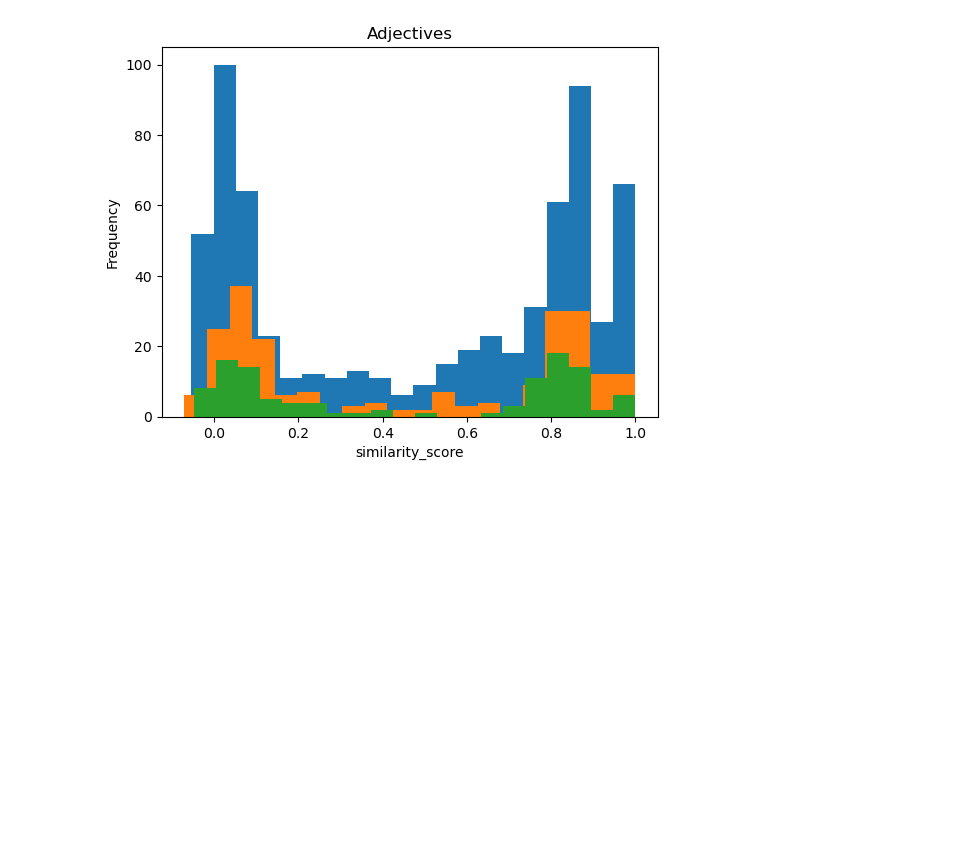
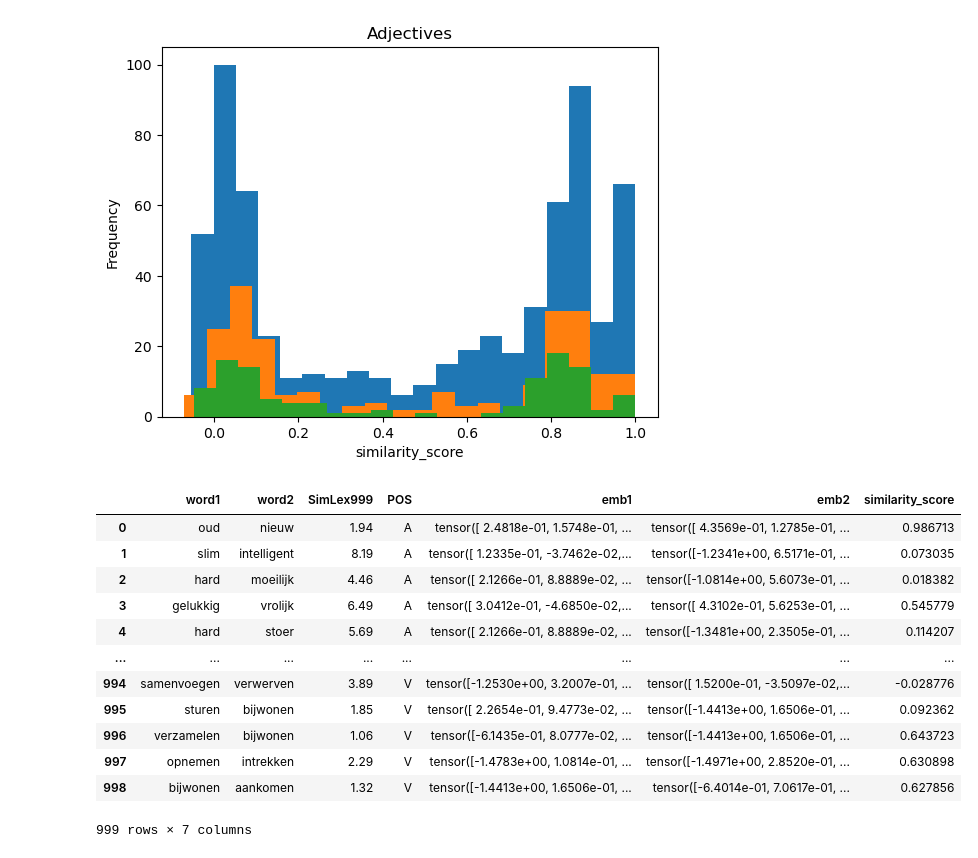
Before and after one commit to djvlantis/intrinsic_evaluation_thesis, a Jupyter notebook: infer.ipynb, the cells around one changed output. Cells and saved outputs as stored; diff of their text form; code cells hidden in the pictures; blank space fills up the shorter version.

```diff
--- a/infer.ipynb
+++ b/infer.ipynb
@@ -265,3 +75,20 @@ noun correlation score: 0.01692348099524715
 verb correlation score: 0.04262597288207308
 adjective correlation score: -0.037448572602277234
 [figure]
+# %%
+df2 = pd.read_csv('results/evaluation_results_robBERT.csv')
+df2
+# %% [output]
+|  | word1 | word2 | SimLex999 | POS | emb1 | emb2 | similarity_score |
+| 0 | oud | nieuw | 1.94 | A | tensor([ 2.4818e-01, 1.5748e-01, ... | tensor([ 4.3569e-01, 1.2785e-01, ... | 0.986713 |
+| 1 | slim | intelligent | 8.19 | A | tensor([ 1.2335e-01, -3.7462e-02,... | tensor([-1.2341e+00, 6.5171e-01, ... | 0.073035 |
+| 2 | hard | moeilijk | 4.46 | A | tensor([ 2.1266e-01, 8.8889e-02, ... | tensor([-1.0814e+00, 5.6073e-01, ... | 0.018382 |
+| 3 | gelukkig | vrolijk | 6.49 | A | tensor([ 3.0412e-01, -4.6850e-02,... | tensor([ 4.3102e-01, 5.6253e-01, ... | 0.545779 |
+| 4 | hard | stoer | 5.69 | A | tensor([ 2.1266e-01, 8.8889e-02, ... | tensor([-1.3481e+00, 2.3505e-01, ... | 0.114207 |
+| ... | ... | ... | ... | ... | ... | ... | ... |
+| 994 | samenvoegen | verwerven | 3.89 | V | tensor([-1.2530e+00, 3.2007e-01, ... | tensor([ 1.5200e-01, -3.5097e-02,... | -0.028776 |
+| 995 | sturen | bijwonen | 1.85 | V | tensor([ 2.2654e-01, 9.4773e-02, ... | tensor([-1.4413e+00, 1.6506e-01, ... | 0.092362 |
+| 996 | verzamelen | bijwonen | 1.06 | V | tensor([-6.1435e-01, 8.0777e-02, ... | tensor([-1.4413e+00, 1.6506e-01, ... | 0.643723 |
+| 997 | opnemen | intrekken | 2.29 | V | tensor([-1.4783e+00, 1.0814e-01, ... | tensor([-1.4971e+00, 2.8520e-01, ... | 0.630898 |
+| 998 | bijwonen | aankomen | 1.32 | V | tensor([-1.4413e+00, 1.6506e-01, ... | tensor([-6.4014e-01, 7.0617e-01, ... | 0.627856 |
+999 rows × 7 columns
```
Also changed, not shown: parts of 22 cells of this notebook, 4 other files.
